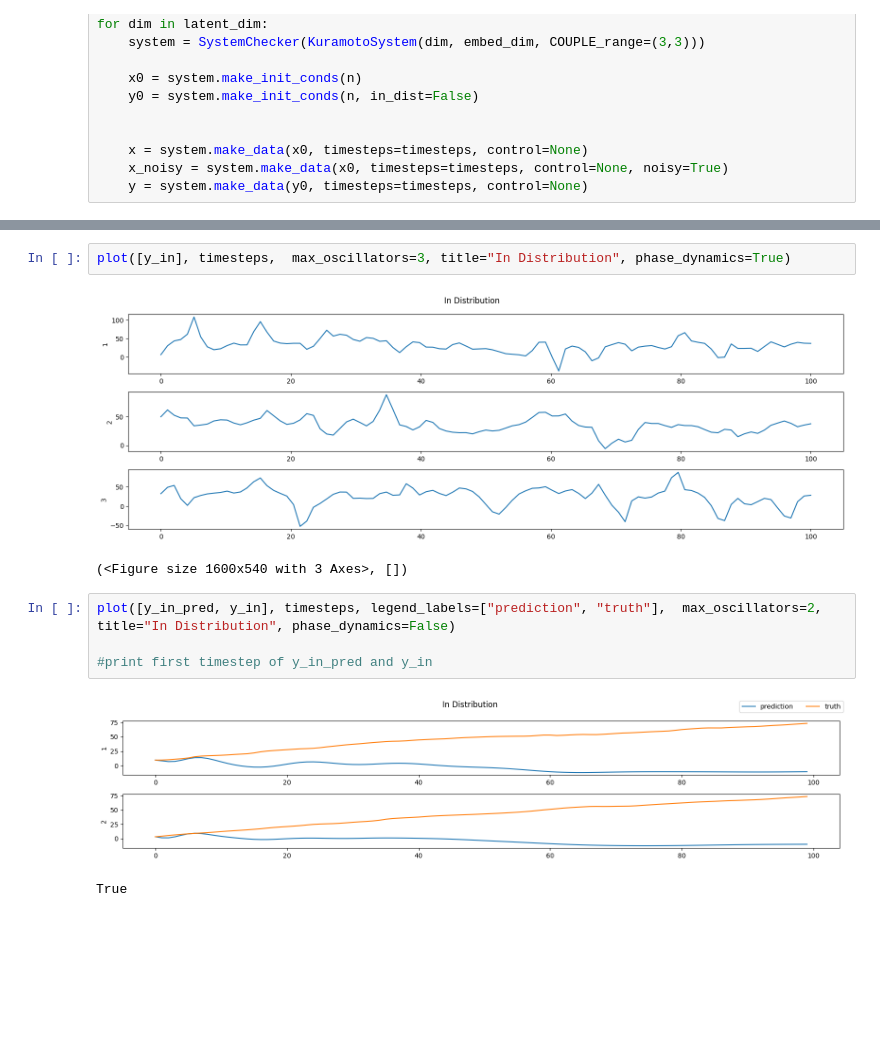
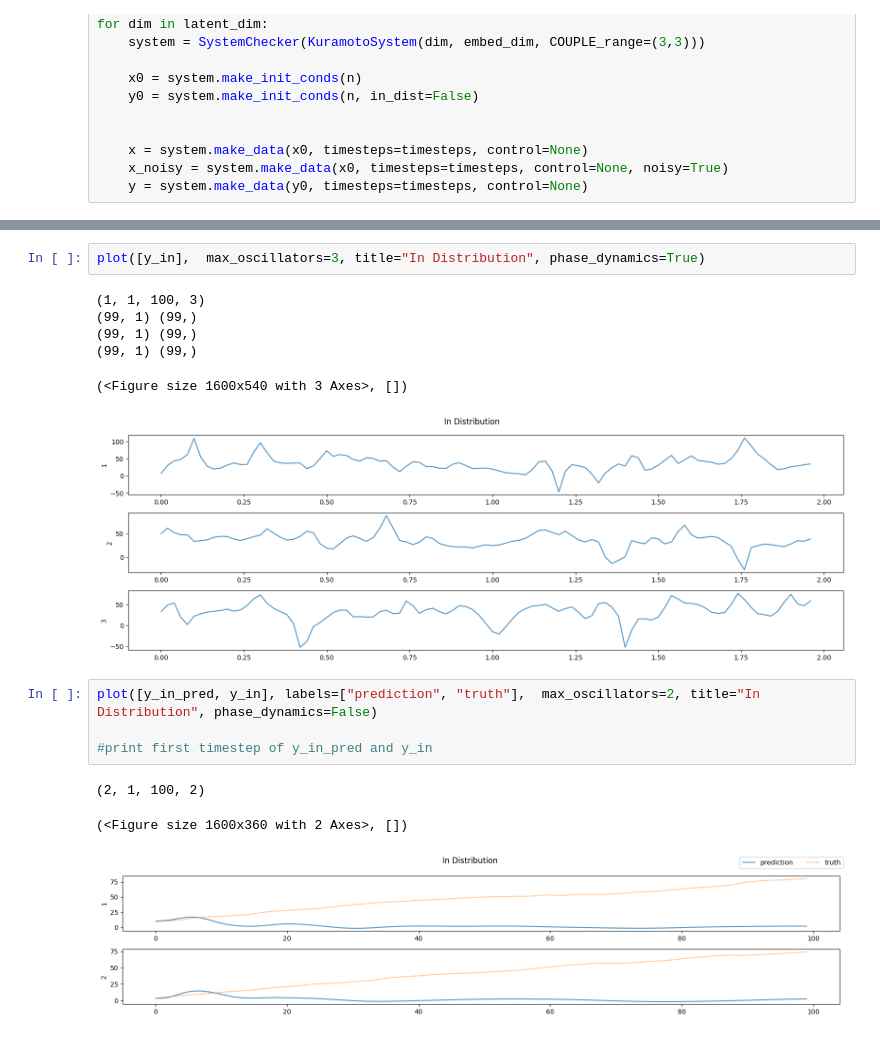
Before and after one commit to DynaDojo/dynadojo, a Jupyter notebook: demos/algorithms/lr_demo.ipynb, the cells around one changed output, grey strips where cells are left out. Drawn from its saved outputs; the diff is of its cells as text; blank space fills up the shorter version.

```diff
--- a/demos/algorithms/lr_demo.ipynb
+++ b/demos/algorithms/lr_demo.ipynb
@@ -61,12 +72,17 @@ y_in_err=81.9500518298832, y_out_err=122.11937203241597
 # %%
-plot([y_in], timesteps,  max_oscillators=3, title="In Distribution", phase_dynamics=True)
+plot([y_in],  max_oscillators=3, title="In Distribution", phase_dynamics=True)
 # %% [output]
+(1, 1, 100, 3)
+(99, 1) (99,)
+(99, 1) (99,)
+(99, 1) (99,)
+(<Figure size 1600x540 with 3 Axes>, [])
-[figure, old version]
+[figure, new version]
-(<Figure size 1600x540 with 3 Axes>, [])
 # %%
-plot([y_in_pred, y_in], timesteps, legend_labels=["prediction", "truth"],  max_oscillators=2, title="In Distribution", phase_dynamics=False)
+plot([y_in_pred, y_in], labels=["prediction", "truth"],  max_oscillators=2, title="In Distribution", phase_dynamics=False)
 
 #print first timestep of y_in_pred and y_in
 # %% [output]
+(2, 1, 100, 2)
+(<Figure size 1600x360 with 2 Axes>, [])
-[figure, old version]
+[figure, new version]
-True
```
Also changed, not shown: parts of 3 cells of this notebook.
